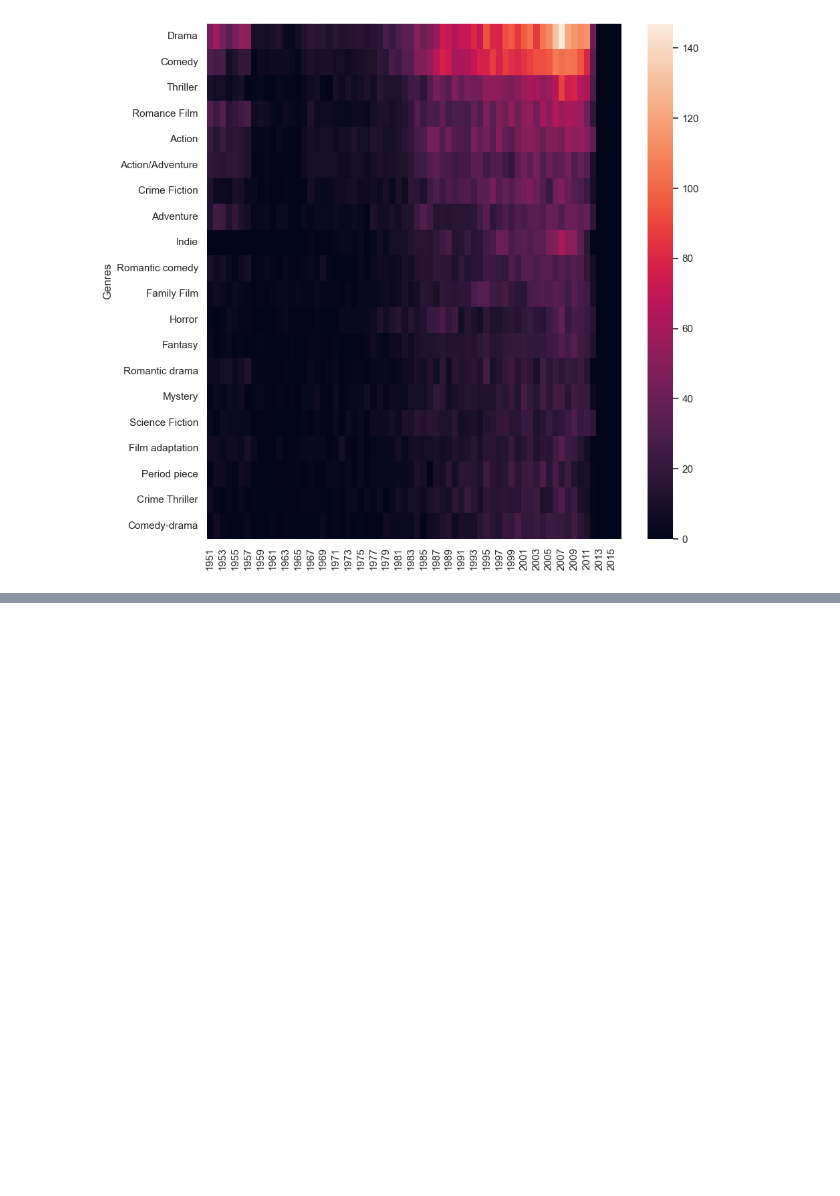
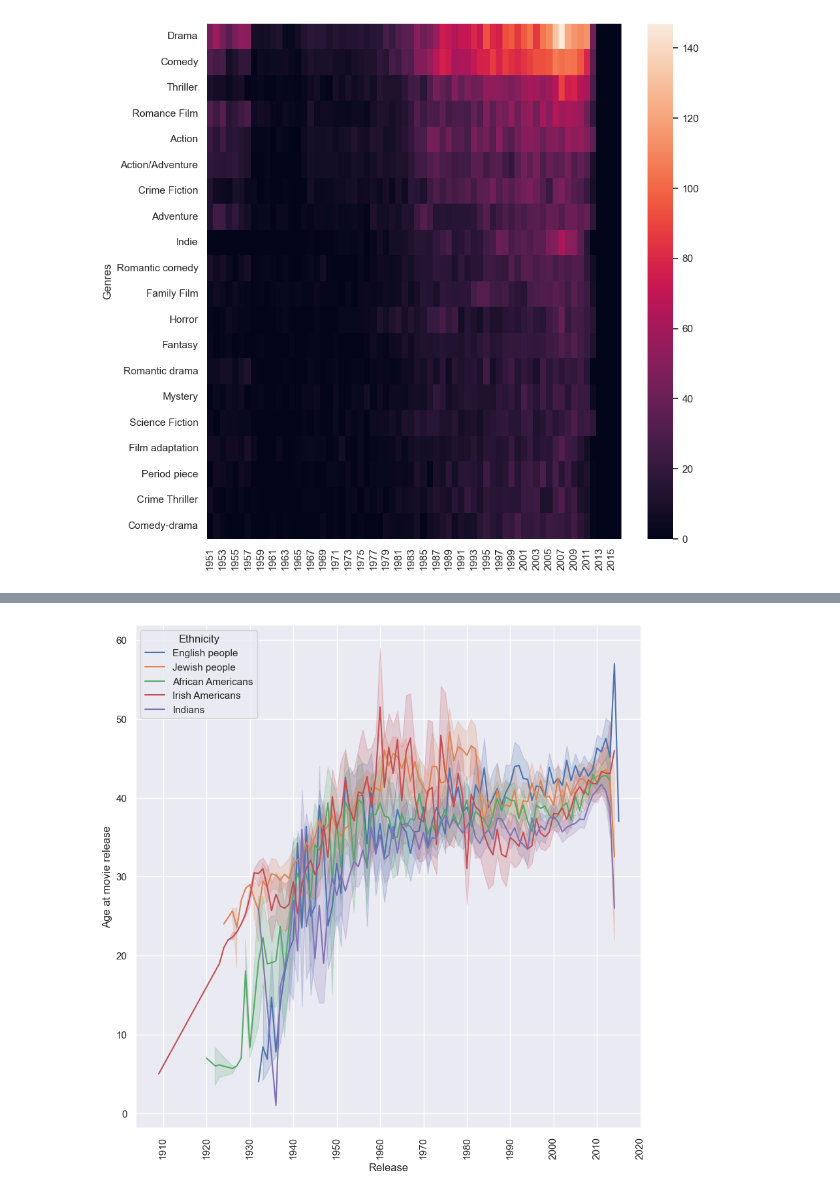
Before and after one commit to epfl-ada/ada-2022-project-rlab, a Jupyter notebook: exploration.ipynb, the cells around one changed output, grey strips where cells are left out. Saved outputs shown, nothing was run; the diff lists cells and outputs as text; code cells hidden in the pictures; blank space fills up the shorter version.

```diff
--- a/exploration.ipynb
+++ b/exploration.ipynb
@@ -204,0 +153,2 @@ Name: Comedy, Length: 66, dtype: float64
+# %%
+ethnicities = characters['Ethnicity'].dropna().unique().tolist()
@@ -204,0 +176,11 @@ Name: Comedy, Length: 66, dtype: float64
+# %%
+d1 = get_ethnicities(ethnicities[1:200])
+d2 = get_ethnicities(ethnicities[201:478])
+tmp1 = []
+tmp2 = []
+for d in (d1, d2):
+    for el in d["results"]["bindings"]:
+        tmp1.append(el["ethnicities"]["value"])
+        tmp2.append(el["sLabel"]["value"])
+table_eth = pd.DataFrame(tmp1, tmp2).reset_index().rename(columns = {"index": "Ethnicities", 0: "code"})
+table_eth.head()
@@ -204,0 +194,4 @@ Name: Comedy, Length: 66, dtype: float64
+# %%
+characters["Ethnicity"] = characters["Ethnicity"].apply(lambda x: table_eth["Ethnicities"][table_eth["code"]==x].values[0]
+if any(table_eth["code"]==x) else x)
+characters.head()
@@ -204,0 +205,5 @@ Name: Comedy, Length: 66, dtype: float64
+# %%
+charac_group = pruned.groupby(by="Countries", as_index=True).apply(lambda x:
+characters[["WikiID", "Release", "Gender", "Ethnicity","Age at movie release", "Birth"]][characters["WikiID"].isin(x["WikiID"])])
+#.insert(0, 'MovieID', y)
+charac_group.head()
@@ -204,0 +218,13 @@ Name: Comedy, Length: 66, dtype: float64
+# %%
+#tmp = charac_group[charac_group["Age at movie release"].notna()][charac_group["Release"].notna()].loc["Argentina"].reset_index(drop=True)
+
+tmp = charac_group.reset_index().drop(columns="level_1")
+tmp = tmp[tmp["Age at movie release"]>0][tmp["Release"].notna()][tmp["Ethnicity"].notna()]
+tmp = tmp[tmp["Ethnicity"].isin(tmp["Ethnicity"].value_counts().nlargest(5).index)]
+
+tmp["Release"] = tmp["Release"].astype(float)
+sns.lineplot(data=tmp, x = "Release", y="Age at movie release", hue="Ethnicity")
+plt.xticks(rotation=90)
+plt.locator_params(axis='x', nbins=20)
+# %% [output]
+[figure, added]
```
Also changed, not shown: parts of 22 cells of this notebook.
